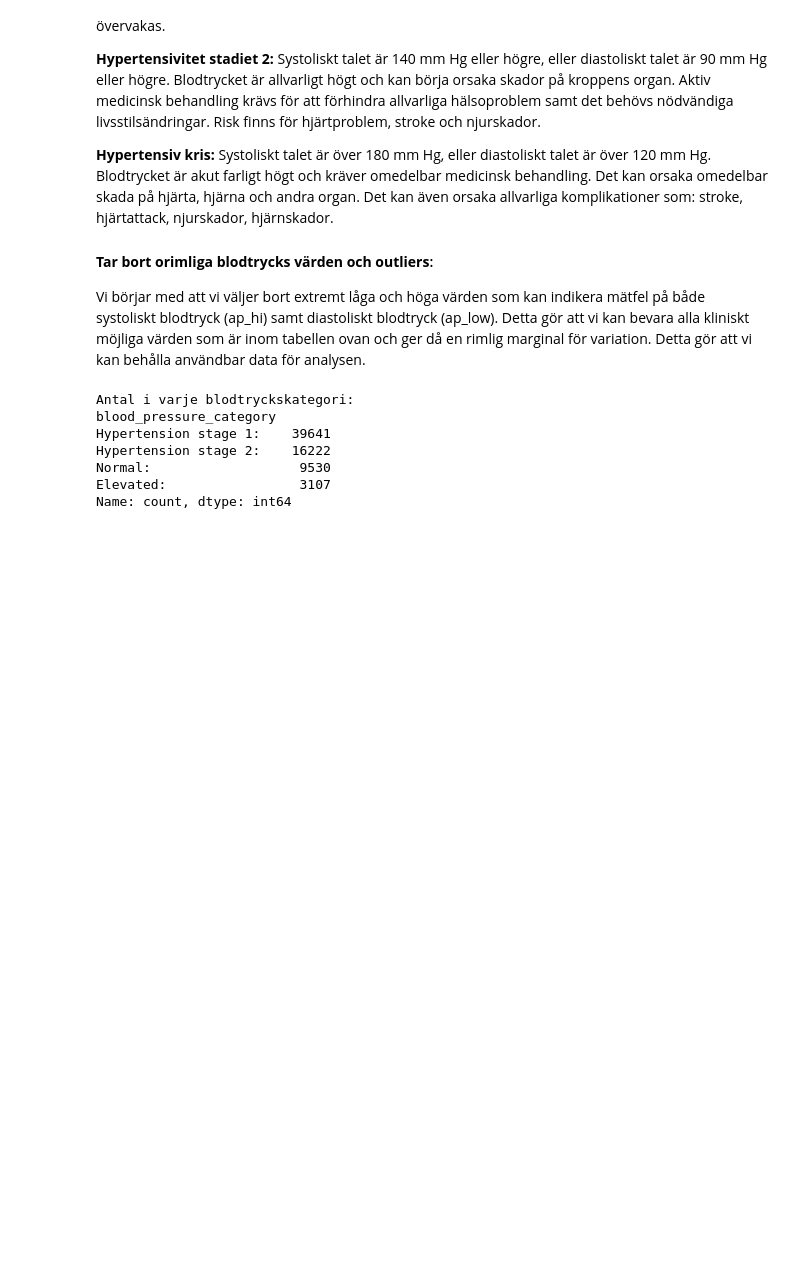
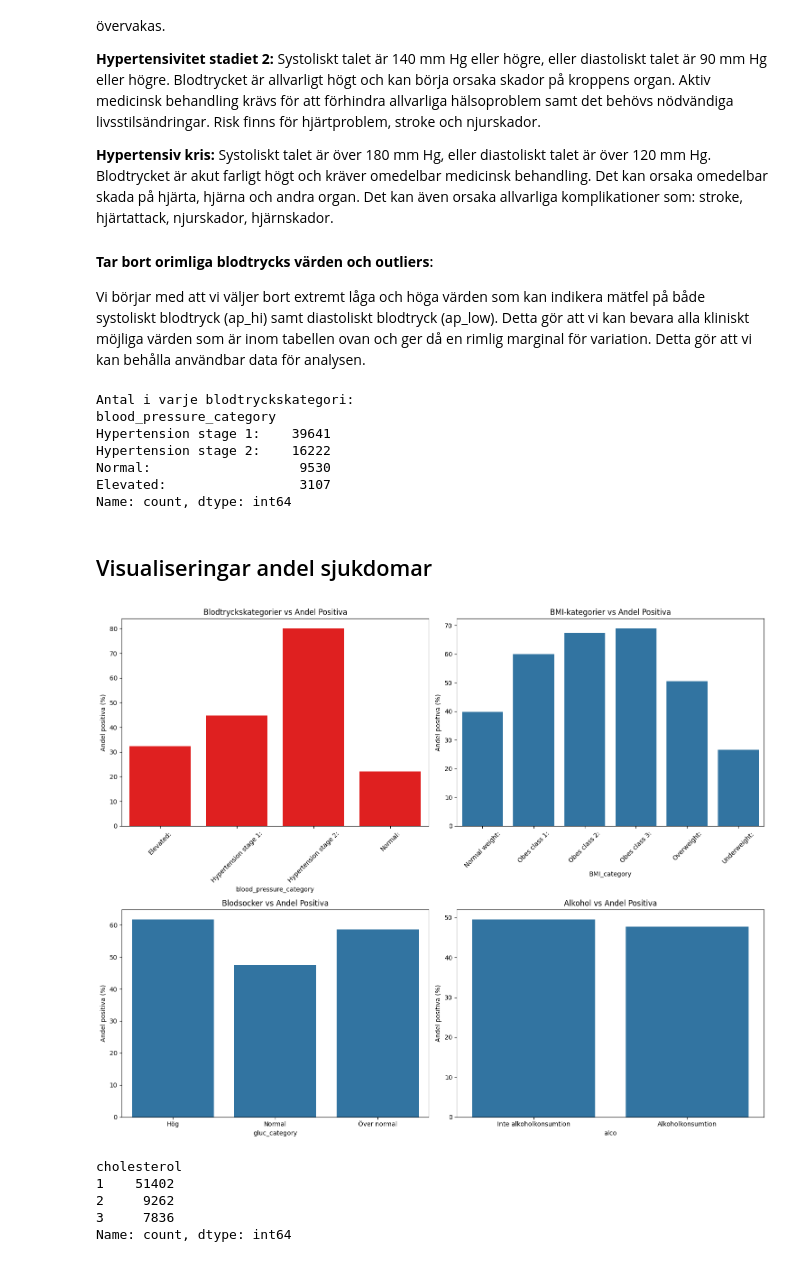
Before and after one commit to Jenchichi/Machine-learning-Jenny, a Jupyter notebook: Labb/Laboration_1_Medical Prediction.ipynb, the cells around one changed output. Saved outputs shown, nothing was run; the diff lists cells and outputs as text; code cells hidden in the pictures; blank space fills up the shorter version.

```diff
--- a/Labb/Laboration_1_Medical Prediction.ipynb
+++ b/Labb/Laboration_1_Medical Prediction.ipynb
@@ -288,3 +288,65 @@ Hypertension stage 2:    16222
 Normal:                   9530
 Elevated:                 3107
 Name: count, dtype: int64
+# %% [markdown]
+## Visualiseringar andel sjukdomar
+# %%
+import seaborn as sns
+import matplotlib.pyplot as plt
+
+# Skapa en mappning för blodsocker-värden
+gluc_mapping = {1: 'Normal', 2: 'Över normal', 3: 'Hög'}
+
+# Mappa blodsocker-värden till lämpliga etiketter
+df_gluc['gluc_category'] = df_gluc['gluc'].map(gluc_mapping)
+
+# Skapa en figur med subplots
+plt.figure(figsize=(15, 12))
+
+# Plot 1: Blodtryckskategorier vs andel positiva
+plt.subplot(2, 2, 1)
+blood_pressure_percent = df.groupby('blood_pressure_category')['cardio'].mean() * 100
+sns.barplot(x=blood_pressure_percent.index, y=blood_pressure_percent.values, color="red")
+plt.title('Blodtryckskategorier vs Andel Positiva')
+plt.ylabel('Andel positiva (%)')
+plt.xticks(rotation=45)
+
+# Plot 2: BMI-kategorier vs andel positiva
+plt.subplot(2, 2, 2)
+bmi_percent = df.groupby('BMI_category')['cardio'].mean() * 100
+sns.barplot(x=bmi_percent.index, y=bmi_percent.values)
+plt.title('BMI-kategorier vs Andel Positiva')
+plt.ylabel('Andel positiva (%)')
+plt.xticks(rotation=45)
+
+# Plot 3: Blodsockernivå vs andel positiva
+plt.subplot(2, 2, 3)
+gluc_percent = df_gluc.groupby('gluc_category')['cardio'].mean() * 100
+sns.barplot(x=gluc_percent.index, y=gluc_percent.values)
+plt.title('Blodsocker vs Andel Positiva')
+plt.ylabel('Andel positiva (%)')
+plt.xticks(rotation=0)  # Roterar etiketter för att de ska stå horisontellt
+
+# Plot 4: Alkohol vs andel positiva
+plt.subplot(2, 2, 4)
+alcohol_percent = df.groupby('alco')['cardio'].mean() * 100
+sns.barplot(x=alcohol_percent.index, y=alcohol_percent.values)
+plt.title('Alkohol vs Andel Positiva')
+plt.ylabel('Andel positiva (%)')
+plt.xticks(ticks=[0, 1], labels=['Inte alkoholkonsumtion', 'Alkoholkonsumtion'])
+
+# Justera layout för att undvika överlapp
+plt.tight_layout()
+
+# Visa plot
+plt.show()
+# %% [output]
+[figure, added]
+# %%
+print(df["cholesterol"].value_counts())
+# %% [output]
+cholesterol
+1    51402
+2     9262
+3     7836
+Name: count, dtype: int64
```
Also changed, not shown: parts of 1 cell of this notebook.
